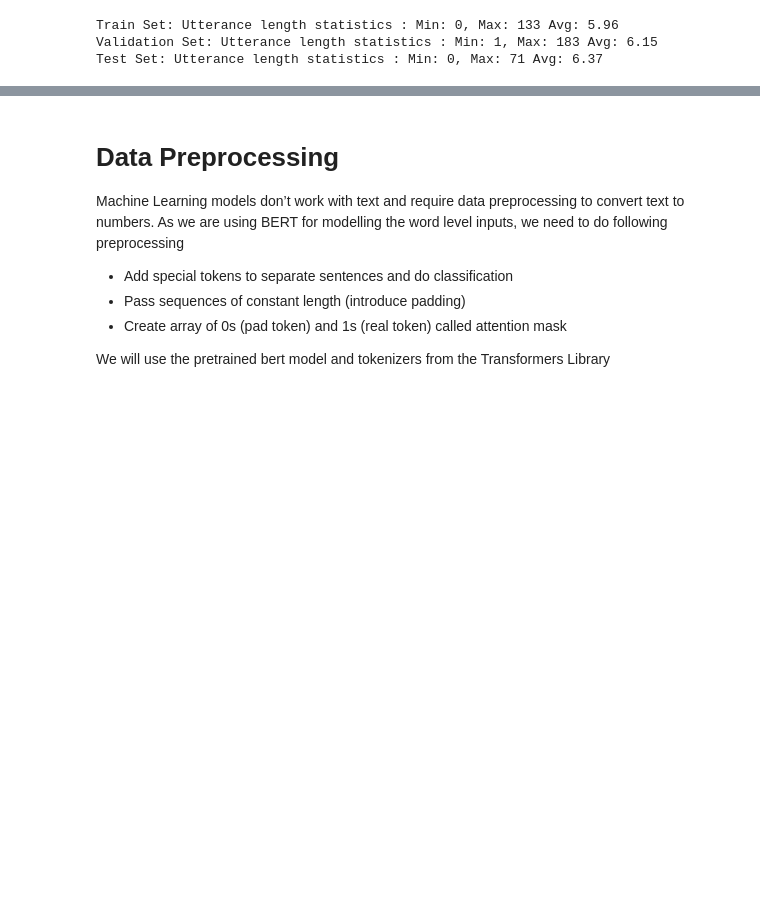
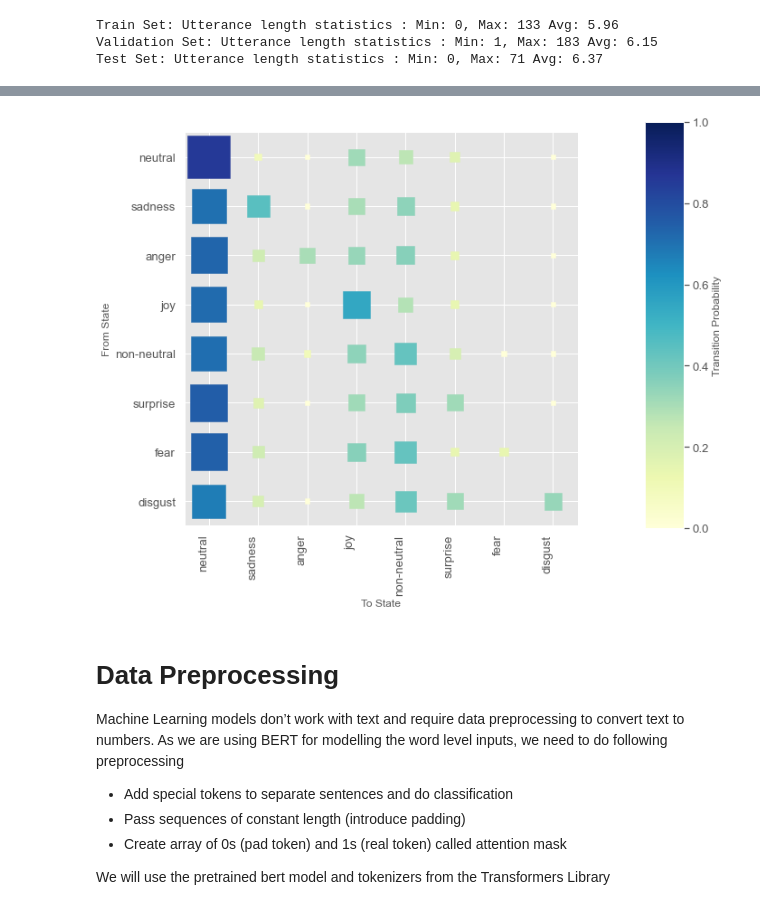
Before and after one commit to neeraj310/Master_Thesis_EA_In_ERC, a Jupyter notebook: playground/EmotionPush.ipynb, the cells around one changed output, grey strips where cells are left out. Saved outputs shown, nothing was run; the diff lists cells and outputs as text; code cells hidden in the pictures; blank space fills up the shorter version.

```diff
--- a/playground/EmotionPush.ipynb
+++ b/playground/EmotionPush.ipynb
@@ -530,3 +608,7 @@ Emotion Label Distribution in Training Set {'neutral': 7148, 'sadness': 389, 'an
+# %%
+VisualizeTransitionProb(df_train, emo_dict)
+# %% [output]
+[figure, added]
 # %% [markdown]
 # Data Preprocessing
 
```
Also changed, not shown: parts of 20 cells of this notebook, 3 other files.
